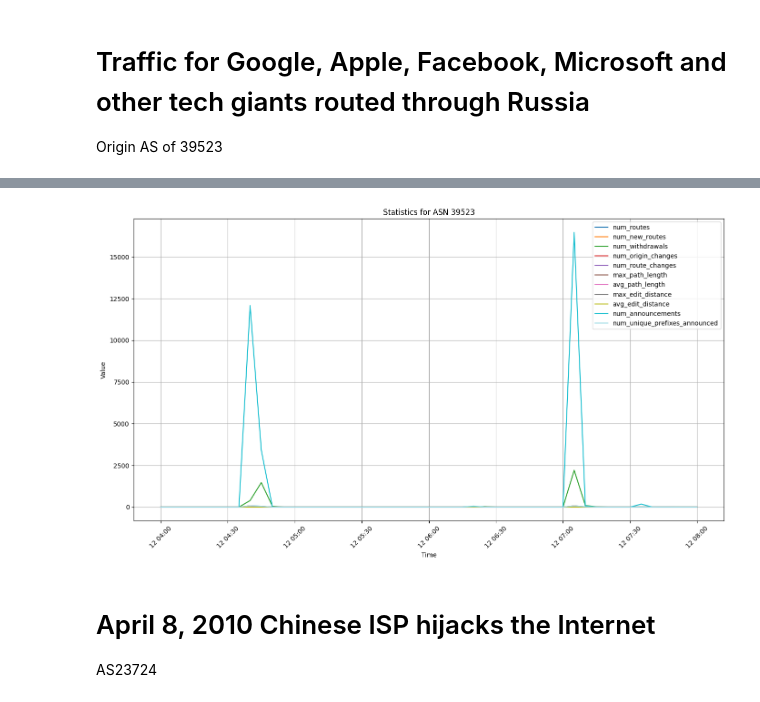
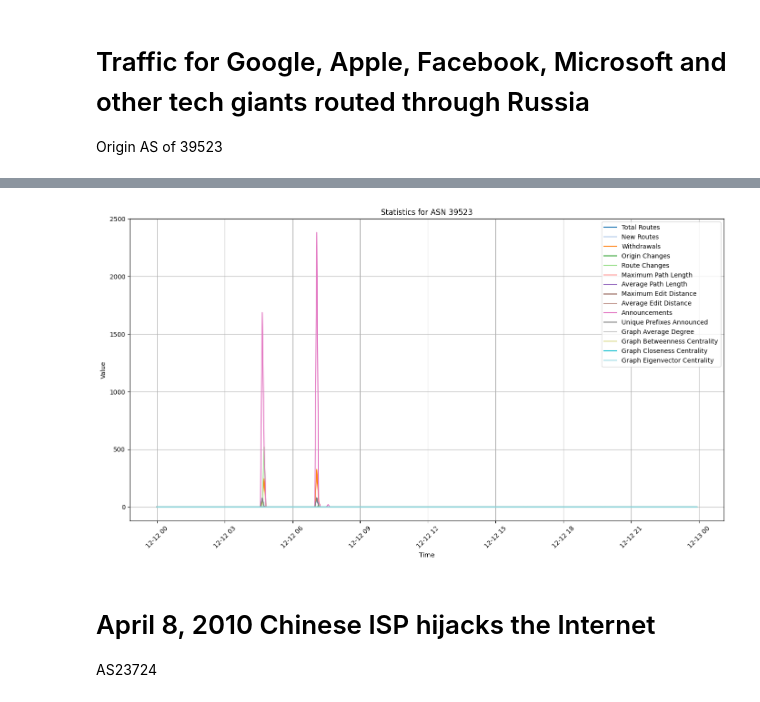
Before and after one commit to hyonbokan/BGP_data_analysis, a Jupyter notebook: bgp_data_analysis_feature_extraction.ipynb, the cells around one changed output, grey strips where cells are left out. Cells and saved outputs as stored; diff of their text form; code cells hidden in the pictures.

```diff
--- a/bgp_data_analysis_feature_extraction.ipynb
+++ b/bgp_data_analysis_feature_extraction.ipynb
@@ -153,12 +136,9 @@ df_features.to_csv(f'bgp_features_asn_{target_asn}_amazon_with_labels.csv', inde
 Origin AS of 39523
 # %%
 target_asn = "39523"
-from_time="2017-12-12 03:00:00"
-until_time="2017-12-12 08:00:00"
-collectors = ["rrc00", "route-views2", "route-views3", "route-views4", "ris-ripe"]
+from_time="2017-12-12 00:00:00"
+until_time="2017-12-13 00:00:00"
+collectors = ["rrc00"]
 output_file = f'bgp_features_asn_{target_asn}_russian_hijack.csv'
 
 df_features = extract_bgp_data(target_asn, from_time, until_time, collectors, output_file)
-df_features['timestamp'] = pd.to_datetime(df_features['timestamp'])
-numeric_cols = df_features.select_dtypes(include=['number']).columns
-plot_statistics(df_features, target_asn)
@@ -183,29 +145,9 @@ plot_statistics(df_features, target_asn)
-# %%
-import matplotlib.pyplot as plt
-import matplotlib.cm as cm
-
-df_features['timestamp'] = pd.to_datetime(df_features['timestamp'])
-numeric_cols = df_features.select_dtypes(include=['number']).columns
-
-# Define the color map
-num_colors = len(numeric_cols)
-color_map = cm.get_cmap('tab20', num_colors)
-
-# Plotting the statistics
-plt.figure(figsize=(14, 8))
-for i, col in enumerate(numeric_cols):
-    plt.plot(df_features['timestamp'], df_features[col], label=col, color=color_map(i))
-
-plt.xlabel('Time')
-plt.ylabel('Value')
-plt.title(f'Statistics for ASN {target_asn}')
-plt.legend(loc='upper right')
-plt.grid(True)
-plt.xticks(rotation=45)
-plt.tight_layout()
-plt.show()
-# %% [output]
-[figure, removed]
+# %%
+df_features['Timestamp'] = pd.to_datetime(df_features['Timestamp'])
+numeric_cols = df_features.select_dtypes(include=['number']).columns
+plot_statistics(df_features, target_asn)
+# %% [output]
+[figure, added]
 # %% [markdown]
 # April 8, 2010 Chinese ISP hijacks the Internet
 AS23724
```
Also changed, not shown: parts of 36 cells of this notebook, 2 other files.
